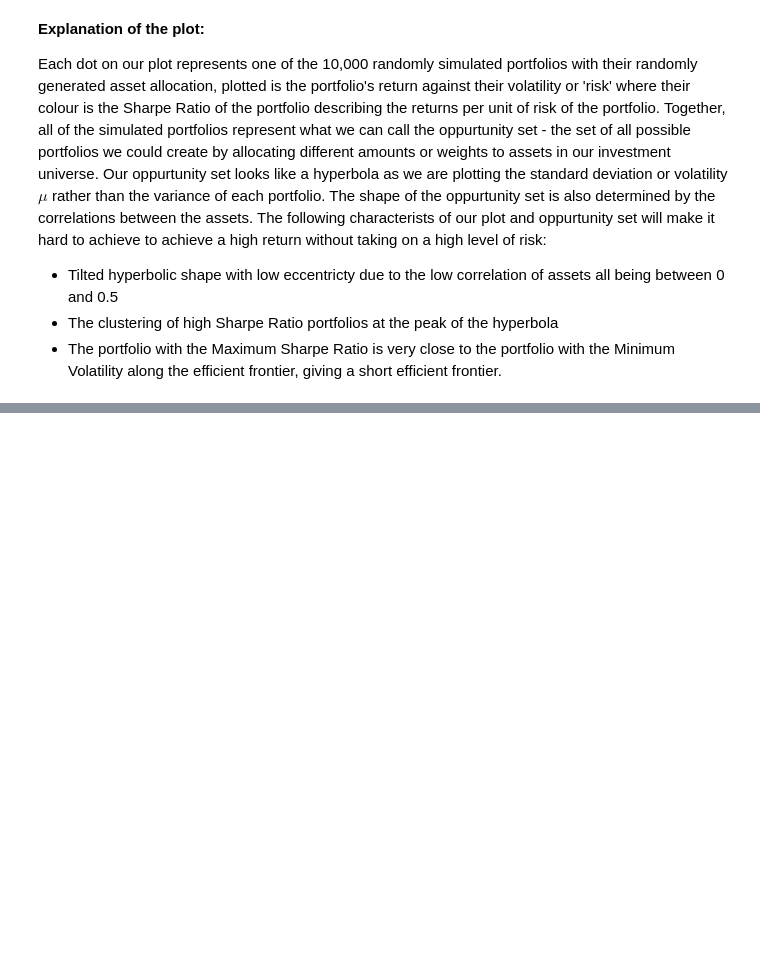
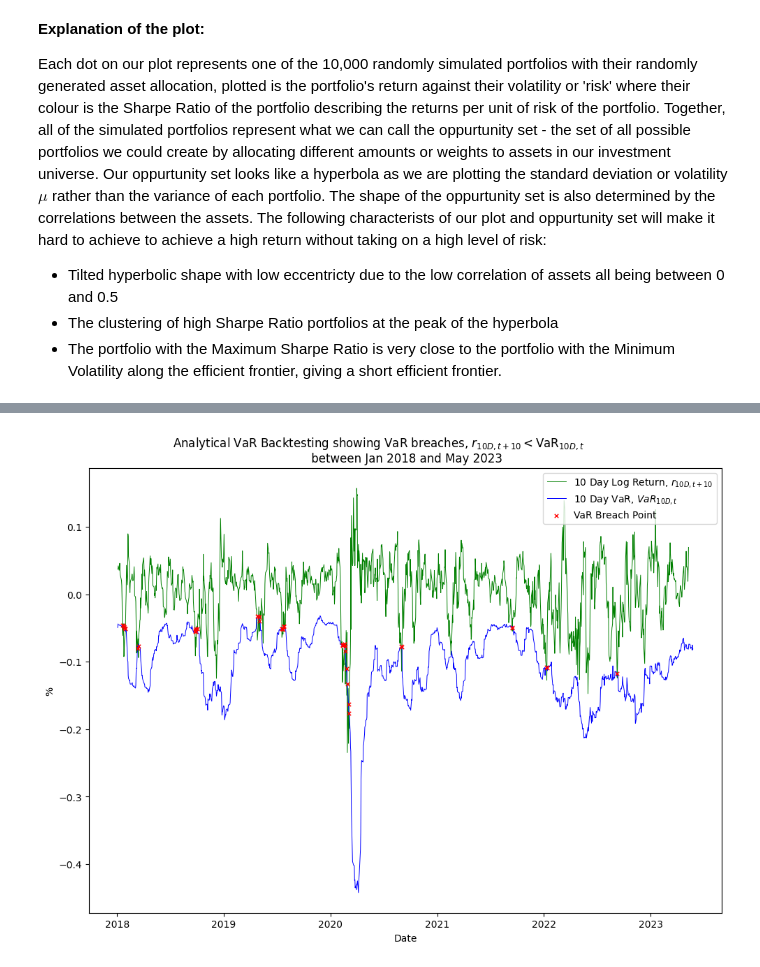
Before and after one commit to imharrisonking/cqf, a Jupyter notebook: 02-quantitative-risk-and-return/exam/E1_HARRISONKING_REPORT.ipynb, the cells around one changed output, grey strips where cells are left out. Saved outputs shown, nothing was run; the diff lists cells and outputs as text; code cells hidden in the pictures; blank space fills up the shorter version.

```diff
--- a/02-quantitative-risk-and-return/exam/E1_HARRISONKING_REPORT.ipynb
+++ b/02-quantitative-risk-and-return/exam/E1_HARRISONKING_REPORT.ipynb
@@ -713,0 +767,8 @@ Hint: computation of EWMA $\sigma_{t+1}^{2}$ is not sufficient, proceed to compu
+# %%
+# Calcualte VaR_10D
+nasdaq_df['VaR 10D'] = factor * nasdaq_df['Rolling Std'] * np.sqrt(10)
+
+# Drop NaN values
+nasdaq_df.dropna(inplace=True)
+
+nasdaq_df.head()
@@ -713,0 +788,4 @@ Hint: computation of EWMA $\sigma_{t+1}^{2}$ is not sufficient, proceed to compu
+# %%
+# Compute the 10 day log return as ln(S_t+11 / S_t+1)
+nasdaq_df['10D Log Return'] = np.log(nasdaq_df['Closing Price'].shift(-11) / nasdaq_df['Closing Price'].shift(-1))
+nasdaq_df.head()
@@ -713,0 +800,5 @@ Hint: computation of EWMA $\sigma_{t+1}^{2}$ is not sufficient, proceed to compu
+# %%
+# Breach = 1, No Breach = 0 if 10D Log Return < VaR_10D and both 10D Log Return and VaR_10D are negative
+nasdaq_df['Breach'] = np.where((nasdaq_df['10D Log Return'] < nasdaq_df['VaR 10D']) & (nasdaq_df['10D Log Return'] < 0) & (nasdaq_df['VaR 10D'] < 0), 1, 0)
+
+nasdaq_df.head()
@@ -713,0 +859,4 @@ Hint: computation of EWMA $\sigma_{t+1}^{2}$ is not sufficient, proceed to compu
+# %%
+# Create a new column that plots the VaR 10D point where the breach occurs, otherwise NaN
+nasdaq_df['VaR 10D Breach'] = np.where(nasdaq_df['Breach'] == 1, nasdaq_df['VaR 10D'], np.nan)
+nasdaq_df.head()
@@ -713,0 +871,23 @@ Hint: computation of EWMA $\sigma_{t+1}^{2}$ is not sufficient, proceed to compu
+# %%
+def plot_VaR_Breaches(df: pd.DataFrame):
+    '''Given a dataframe containing 10 day log returns, 10 day VaR and VaR 10 day breaches, plot this data
+    Args:
+        df (pd.DataFrame): DataFrame containing 10 day log returns, 10 day VaR and VaR 10 day breaches
+    '''
+    start_date = df.index[0].strftime('%b %Y')
+    end_date = df.index[-1].strftime('%b %Y')
+
+    plt.plot(df.index, df['10D Log Return'], label='10 Day Log Return, $r_{10 D, t+10}$', color='green', linewidth=0.7, zorder=0)
+    plt.plot(df.index, df['VaR 10D'], label='10 Day VaR, ${VaR}_{10 D, t}$', color='blue', linewidth=0.7, zorder=0)
+    plt.scatter(df.index, df['VaR 10D Breach'], label='VaR Breach Point', color='red', marker='x', s=15, zorder=1, linewidth=1)
+
+    plt.xlabel('Date')
+    plt.ylabel('%')
+    plt.legend(loc='upper right')
+    plt.title(f'Analytical VaR Backtesting showing VaR breaches, $r_{{10 D, t+10}}<\operatorname{{VaR}}_{{10 D, t}}$ \
+              \n between {start_date} and {end_date}')
+    plt.show()
+
+plot_VaR_Breaches(nasdaq_df)
+# %% [output]
+[figure, added]
```
Also changed, not shown: parts of 25 cells of this notebook, 1 other file.
